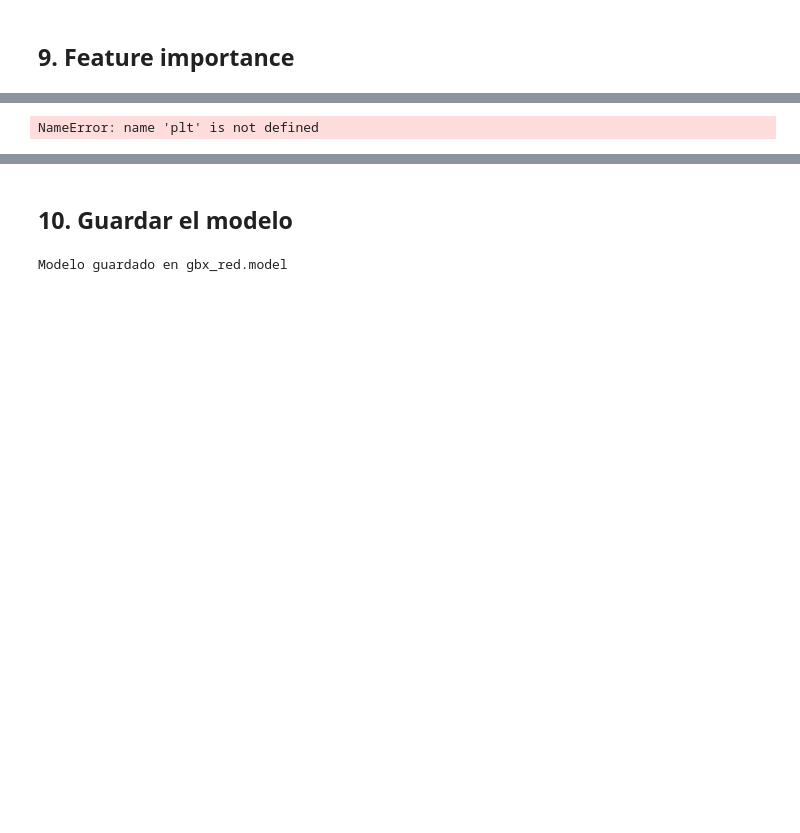
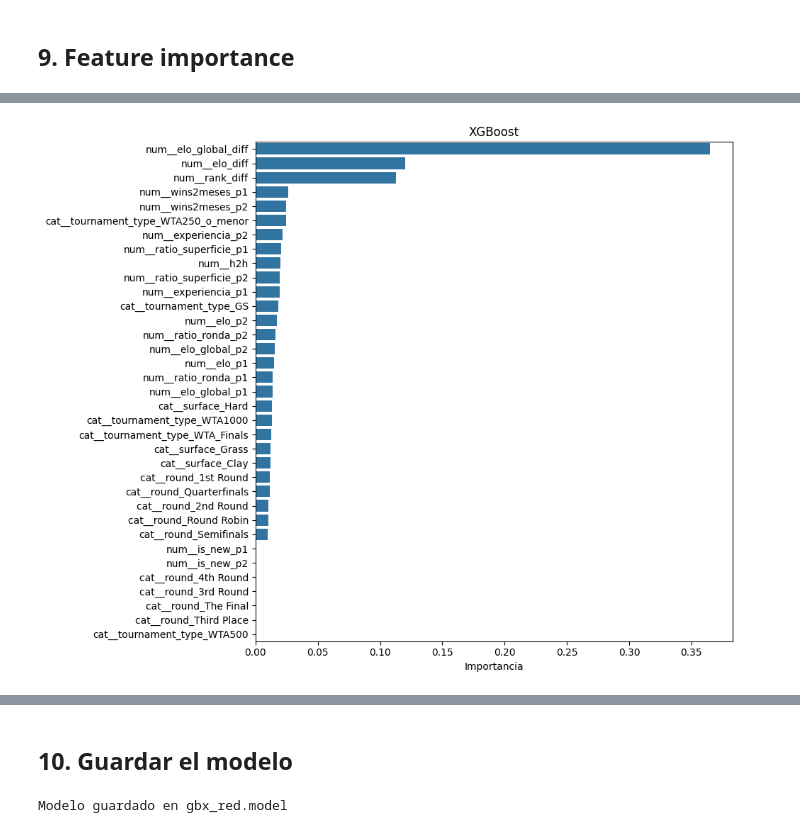
Before and after one commit to naiamerino/2026-02-BILBAO-FT-Data-Science, a Jupyter notebook: 3-Machine_Learning/ML_project/02_Modelo_ML.ipynb, the cells around one changed output, grey strips where cells are left out. Drawn from its saved outputs; the diff is of its cells as text; code cells hidden in the pictures; blank space fills up the shorter version.

```diff
--- a/3-Machine_Learning/ML_project/02_Modelo_ML.ipynb
+++ b/3-Machine_Learning/ML_project/02_Modelo_ML.ipynb
@@ -180,2 +191,18 @@ Mejores parámetros:   {'classifier__colsample_bytree': 1.0, 'classifier__learni
 # %%
 # mismo modelo quitando tournament_type da mejor
+# %%
+import pickle
+from sklearn.ensemble import VotingClassifier
+
+xgb_modelo = pickle.load(open('gbx_v3.model', 'rb'))
+rf_modelo = pickle.load(open('random_v3.model', 'rb'))
+
+voting = VotingClassifier(
+    estimators=[
+        ('xgb', xgb_modelo),
+        ('rf', rf_modelo)
+    ],
+    voting='soft'
+)
+
+voting.fit(X_train, y_train)
@@ -268,2 +360,6 @@ resultados.to_csv ('resultados_features_v3.csv', index=False)
 # %% [markdown]
 ## 9. Feature importance
+# %%
+with open ('gbx_v3.model', 'rb') as archivo_entrada:
+    modeloML = pickle.load(archivo_entrada)
+print(modeloML)
@@ -270,20 +387,18 @@ resultados.to_csv ('resultados_features_v3.csv', index=False)
 # %%
-fig, axes = plt.subplots(1, 2, figsize=(16, 8))
+fig, ax = plt.subplots(figsize=(10, 8))
 
-for ax, modelo, nombre in [
-    (axes[0], random_best, 'Random Forest'),
-    (axes[1], xgb_best,    'XGBoost')
-]:
-    classes      = modelo.best_estimator_.named_steps['preprocessor'].get_feature_names_out()
-    importancias = modelo.best_estimator_.named_steps['classifier'].feature_importances_
-    df_imp = pd.DataFrame({'feature': classes, 'importancia': importancias})
-    df_imp = df_imp.sort_values('importancia', ascending=False)
-    sns.barplot(data=df_imp, x='importancia', y='feature', ax=ax)
-    ax.set_title(nombre)
-    ax.set_xlabel('Importancia')
-    ax.set_ylabel('')
+classes      = modeloML.named_steps['preprocessor'].get_feature_names_out()
+importancias = modeloML.named_steps['classifier'].feature_importances_
+
+df_imp = pd.DataFrame({'feature': classes, 'importancia': importancias})
+df_imp = df_imp.sort_values('importancia', ascending=False)
+
+sns.barplot(data=df_imp, x='importancia', y='feature', ax=ax)
+ax.set_title('XGBoost')
+ax.set_xlabel('Importancia')
+ax.set_ylabel('')
 
 plt.tight_layout()
 plt.show()
 # %% [output]
-NameError: name 'plt' is not defined
+[figure, added]
```
Also changed, not shown: parts of 22 cells of this notebook, 26 other files.
